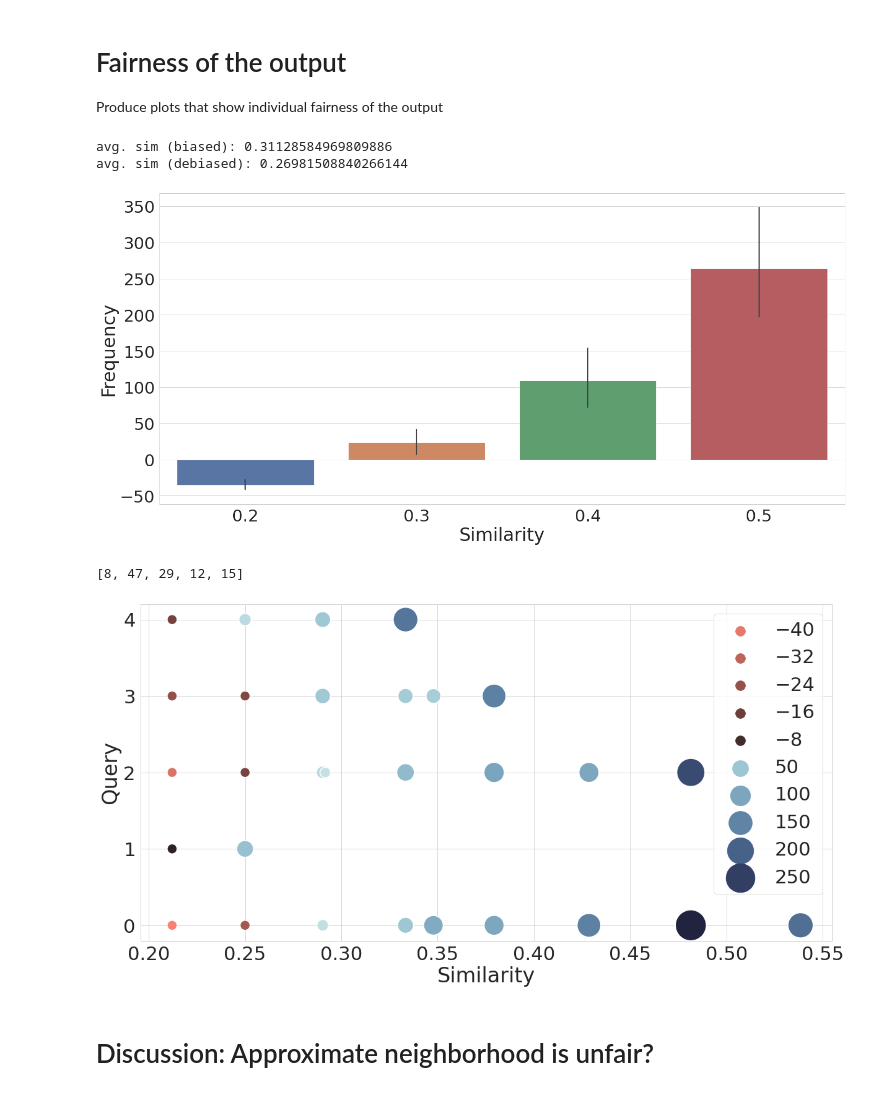
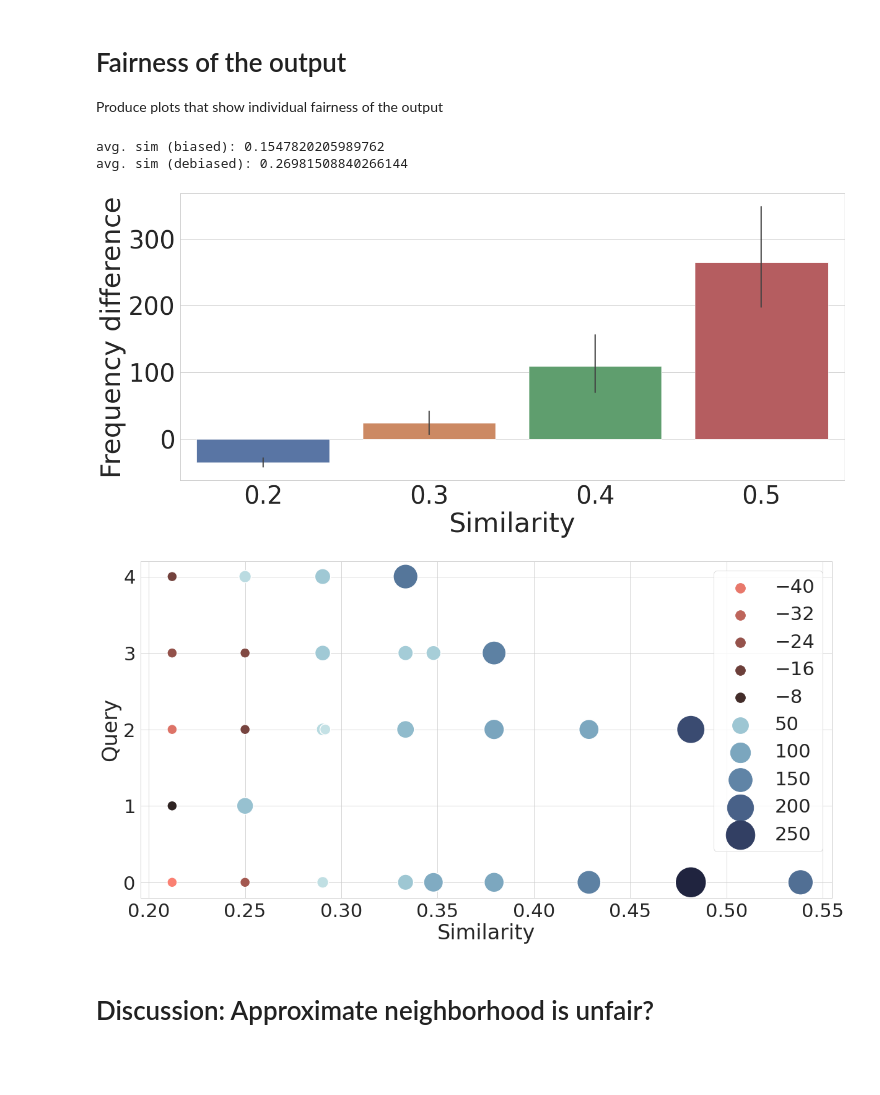
Before and after one commit to alfahaf/fair-nn, a Jupyter notebook: eval.ipynb, the cells around one changed output. Saved outputs shown, nothing was run; the diff lists cells and outputs as text; code cells hidden in the pictures; blank space fills up the shorter version.

Commit message:
Updated plot.

```diff
--- a/eval.ipynb
+++ b/eval.ipynb
@@ -258,36 +258,36 @@ data, queries, _, _ = get_dataset("lastfm")
 for p, c in diff.items():
     diff_with_sim[p] = (c, jaccard(data[p], queries[q]))
 
 # average with standard
 s = 0
 for p, cnt in uniform_point[q].items():
     jj = jaccard(data[p], queries[q])
     s += cnt * jj
 print(f"avg. sim (biased): {s / len(res['res'][q])}")
 
 # average with opt
 s = 0
 for p, cnt in opt_point[q].items():
     s += cnt * jaccard(data[p], queries[q])
 print(f"avg. sim (debiased): {s / len(res['res'][q])}")
 
 df_dict = {
     "freq": [],
     "sim": []
 }
 
 
 for p, (cnt, sim) in diff_with_sim.items():
         df_dict["freq"].append(cnt)
         df_dict["sim"].append(float("%.1f" % sim))
 df = pd.DataFrame(data=df_dict)
-sns.barplot(data=df.rename(columns={"freq" : "Frequency", "sim" : "Similarity"}), x='Similarity', y='Frequency')
+sns.barplot(data=df.rename(columns={"freq" : "Frequency difference", "sim" : "Similarity"}), x='Similarity', y='Frequency difference')
 plt.tight_layout()
 plt.savefig("plots/sampling_differences_lastfm.pdf")
 # %% [output]
-avg. sim (biased): 0.31128584969809886
+avg. sim (biased): 0.1547820205989762
 avg. sim (debiased): 0.26981508840266144
-[figure, old version]
+[figure, new version]
 # %%
 import pickle
 import collections
@@ -306,7 +306,6 @@ with open(fn, 'rb') as f:
 with open(gn, 'rb') as g:
     res2 = pickle.load(g)
 interesting_queries = get_interesting_queries(res)
-print(interesting_queries)
 
 uniform_point = {}
 opt_point = {}
@@ -330,7 +329,6 @@ produce_distribution_plot(diff, res["dataset"], distance_f=jaccard, r=0.2)
 #plt.show()
 #produce_distribution_plot(gn, distance_f=jaccard, r=0.2, interesting_queries=interesting_queries)
 # %% [output]
-[8, 47, 29, 12, 15]
 [figure]
 # %% [markdown]
 # Discussion: Approximate neighborhood is unfair?
```
Also changed, not shown: 1 other file.
